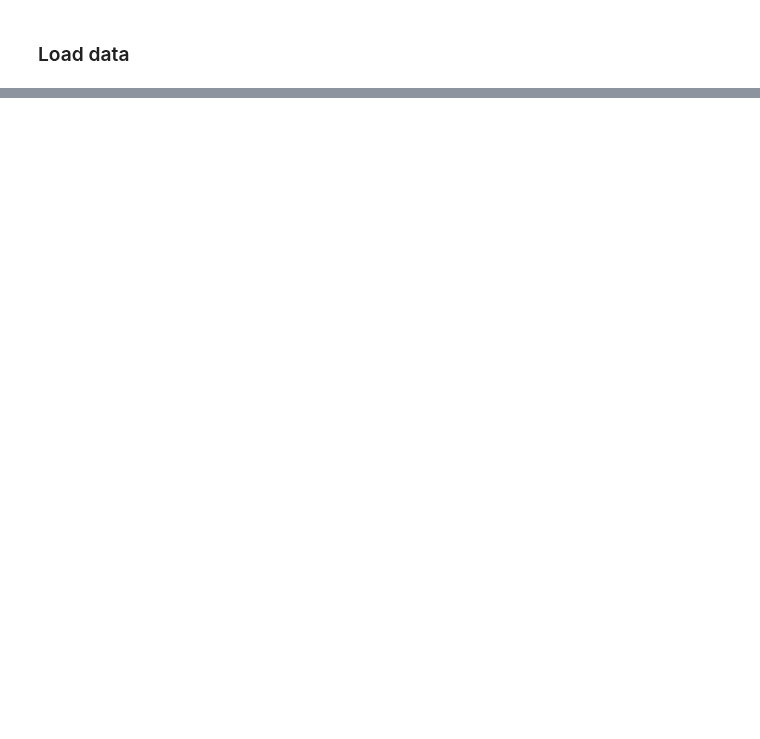
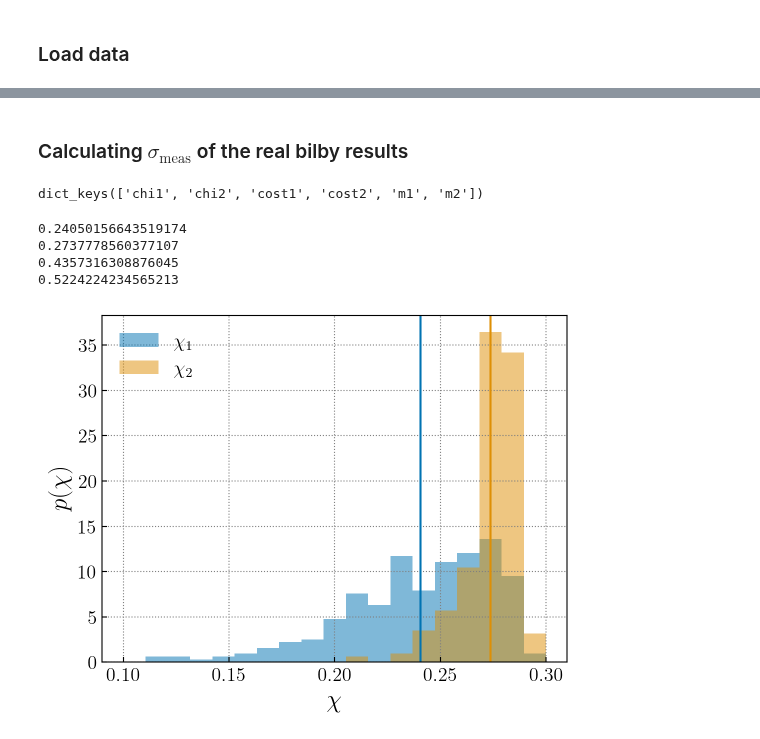
Before and after one commit to simonajmiller/measuring-bbh-component-spin, a Jupyter notebook: Figures/make_figure_04.ipynb, the cells around one changed output, grey strips where cells are left out. Saved outputs shown, nothing was run; the diff lists cells and outputs as text; code cells hidden in the pictures; blank space fills up the shorter version.

Commit message:
various edits: changing figure names, updating sampleDicts to have SNR cut, etc

```diff
--- a/Figures/make_figure_04.ipynb
+++ b/Figures/make_figure_04.ipynb
@@ -25,2 +32,6 @@ style.use('plotting.mplstyle')
 # %% [markdown]
 ### Load data
+# %%
+# True underlying population
+f_root = '../Data/InjectedPopulationParameters/'
+true_pop = pd.read_json(f_root+'underlying_population3_lowSpinAligned_fullmassrange.json')
@@ -33,0 +121,14 @@ with open(f_root+f'{date}_{model}_pred_vs_obs_spins_dict_pp.json', 'r') as f:
+# %%
+importlib.reload(fig_helper_functions)
+
+percentages_dict = {}
+
+for pr in posterior_runs:
+
+    print(pr)
+
+    d = pred_vs_obs_spins['pop3']['70events'][pr]
+
+    percentages_dict[pr] = get_fraction_underpredicted(d, nTrials=10, params=['cost1'])[1]
+
+print('Done!')
@@ -258,0 +244,45 @@ plt.show()
+# %% [markdown]
+### Calculating $\sigma_\mathrm{meas}$ of the real bilby results
+# %%
+with open(f_root+f'092823_betaPlusGaussian_pop3_300events_reweighted_sampleDict.json', 'r') as f:
+    realBilbyResults = json.load(f)
+# %%
+realBilbyResults['9538']['original'].keys()
+# %% [output]
+dict_keys(['chi1', 'chi2', 'cost1', 'cost2', 'm1', 'm2'])
+# %%
+chi1s_meas_error = []
+chi2s_meas_error = []
+cost1s_meas_error = []
+cost2s_meas_error = []
+
+for event in realBilbyResults.keys():
+
+    posterior = realBilbyResults[event]['original']
+
+    chi1s_meas_error.append(np.std(posterior['chi1']))
+    chi2s_meas_error.append(np.std(posterior['chi2']))
+    cost1s_meas_error.append(np.std(posterior['cost1']))
+    cost2s_meas_error.append(np.std(posterior['cost2']))
+# %%
+print(np.average(chi1s_meas_error))
+print(np.average(chi2s_meas_error))
+print(np.average(cost1s_meas_error))
+print(np.average(cost2s_meas_error))
+# %% [output]
+0.24050156643519174
+0.2737778560377107
+0.4357316308876045
+0.5224224234565213
+# %%
+plt.figure()
+plt.hist(chi1s_meas_error, density=True, bins=np.linspace(0.1, 0.3, 20), alpha=0.5, label=r'$\chi_1$')
+plt.axvline(np.average(chi1s_meas_error), color='C0')
+plt.hist(chi2s_meas_error, density=True, bins=np.linspace(0.1, 0.3, 20), alpha=0.5, label=r'$\chi_2$')
+plt.axvline(np.average(chi2s_meas_error), color='C1')
+plt.legend()
+plt.xlabel(r'$\chi$')
+plt.ylabel(r'$p(\chi)$')
+plt.show()
+# %% [output]
+[figure, added]
```
Also changed, not shown: parts of 21 cells of this notebook, 9 other files.
